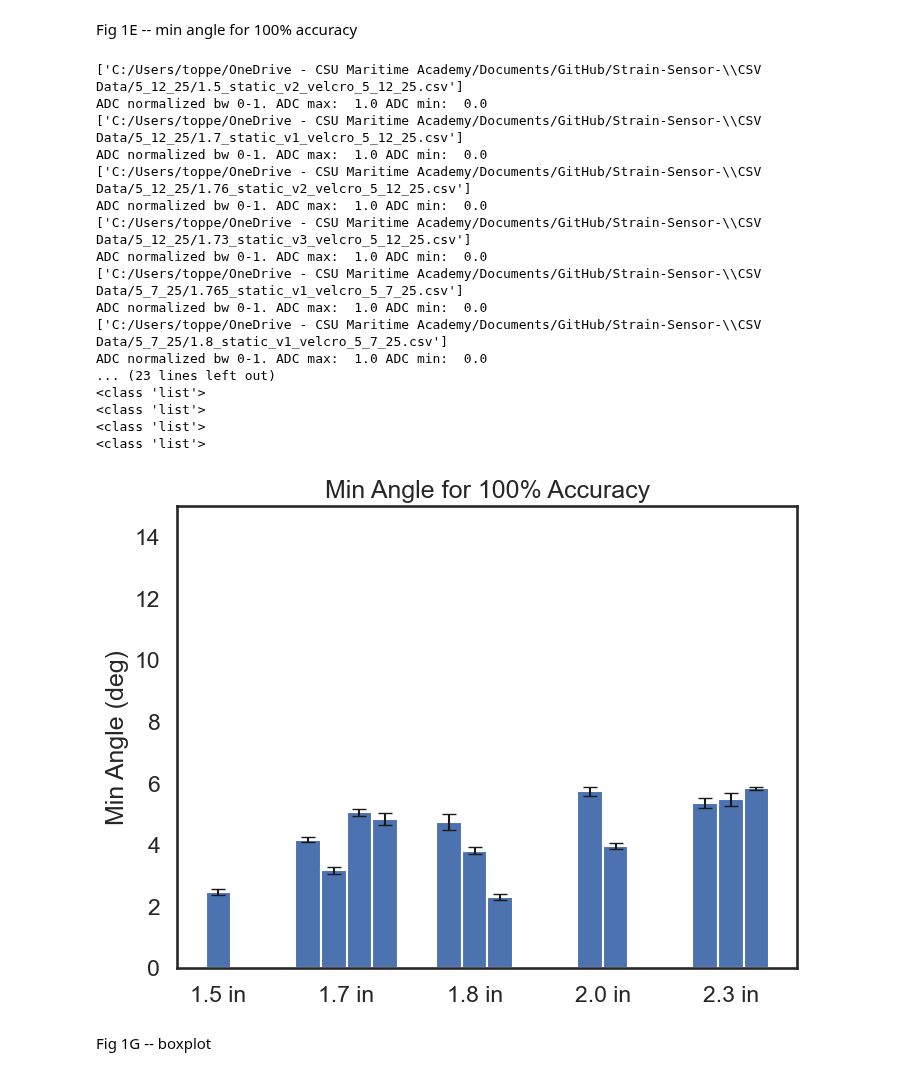
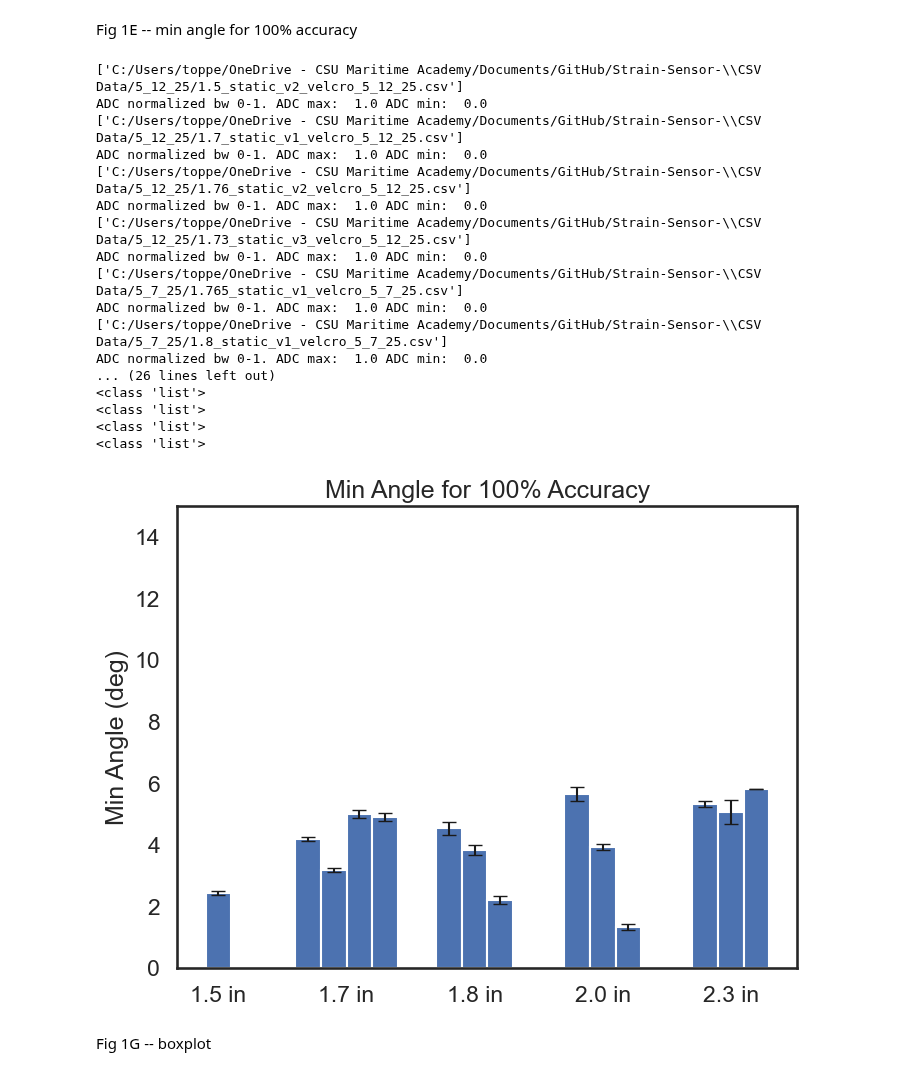
Before and after one commit to neuralengatberkeley/Strain-Sensor-, a Jupyter notebook: Code/analysis/error_analysis_PK_length_check.ipynb, the cells around one changed output. Saved outputs shown, nothing was run; the diff lists cells and outputs as text; code cells hidden in the pictures.

Commit message:
new data acquired for model testing

```diff
--- a/Code/analysis/error_analysis_PK_length_check.ipynb
+++ b/Code/analysis/error_analysis_PK_length_check.ipynb
@@ -50,6 +50,7 @@ DS6_datafiles = os.path.join(path_to_repository , "CSV Data/5_7_25/1.89_static_v
 DS16_datafiles = os.path.join(path_to_repository , "CSV Data/5_7_25/1.98_static_v2_velcro_5_7_25.csv")
 #DS11_datafiles = os.path.join(path_to_repository , "CSV Data/4_15_25/1.98_static_v2_4_15_25.csv")
 DS11_datafiles = os.path.join(path_to_repository , "CSV Data/5_7_25/1.987_static_v1_velcro_5_7_25.csv")
+#DStest = os.path.join(path_to_repository , "CSV Data/5_23_25/2.1_static_v1_silpoxy_sam2_5_23_25.csv")
 
 
 
@@ -65,7 +66,7 @@ DS15_datafiles = os.path.join(path_to_repository , "CSV Data/4_18_25/2.34_static
 DS_all = [[DS25],
           [DS7_datafiles, DS8_datafiles, DS13_datafiles, DS14_datafiles],
           [DS3_datafiles, DS4_datafiles, DS6_datafiles],
-          [DS16_datafiles, DS11_datafiles],
+          [DS16_datafiles, DS11_datafiles, DStest],
           [DS1_datafiles, DS2_datafiles, DS15_datafiles]
          ]
 
@@ -78,35 +79,35 @@ for i_g, group in enumerate(DS_all):
 
     ma_100_list_group = [];
     for i_d, datafiles in enumerate(group):
         g = bender_class()
         g.load_data(datafiles)
         g.normalize_adc_bw_01()
         g.train_model_test_accuracy(degree=degree)
         min_angle_100, all_min_angle_100 = g.get_min_accuracy_100()
         ma_100_list_group.append(all_min_angle_100)
     ma_100_list.append(ma_100_list_group)
 
 g.plot_bar_chart(ma_100_list, bar_labels, title="Min Angle for 100% Accuracy", ylabel="Min Angle (deg)", colors=bar_colors,
                 ylim=(0, 15))
 # %% [output]
 ['C:/Users/toppe/OneDrive - CSU Maritime Academy/Documents/GitHub/Strain-Sensor-\\CSV Data/5_12_25/1.5_static_v2_velcro_5_12_25.csv']
 ADC normalized bw 0-1. ADC max:  1.0 ADC min:  0.0
 ['C:/Users/toppe/OneDrive - CSU Maritime Academy/Documents/GitHub/Strain-Sensor-\\CSV Data/5_12_25/1.7_static_v1_velcro_5_12_25.csv']
 ADC normalized bw 0-1. ADC max:  1.0 ADC min:  0.0
 ['C:/Users/toppe/OneDrive - CSU Maritime Academy/Documents/GitHub/Strain-Sensor-\\CSV Data/5_12_25/1.76_static_v2_velcro_5_12_25.csv']
 ADC normalized bw 0-1. ADC max:  1.0 ADC min:  0.0
 ['C:/Users/toppe/OneDrive - CSU Maritime Academy/Documents/GitHub/Strain-Sensor-\\CSV Data/5_12_25/1.73_static_v3_velcro_5_12_25.csv']
 ADC normalized bw 0-1. ADC max:  1.0 ADC min:  0.0
 ['C:/Users/toppe/OneDrive - CSU Maritime Academy/Documents/GitHub/Strain-Sensor-\\CSV Data/5_7_25/1.765_static_v1_velcro_5_7_25.csv']
 ADC normalized bw 0-1. ADC max:  1.0 ADC min:  0.0
 ['C:/Users/toppe/OneDrive - CSU Maritime Academy/Documents/GitHub/Strain-Sensor-\\CSV Data/5_7_25/1.8_static_v1_velcro_5_7_25.csv']
 ADC normalized bw 0-1. ADC max:  1.0 ADC min:  0.0
-... (23 lines left out)
+... (26 lines left out)
 <class 'list'>
 <class 'list'>
 <class 'list'>
 <class 'list'>
-[figure, old version]
+[figure, new version]
 # %% [markdown]
 Fig 1G -- boxplot
 # %%
```
Also changed, not shown: parts of 2 cells of this notebook, 23 other files.
